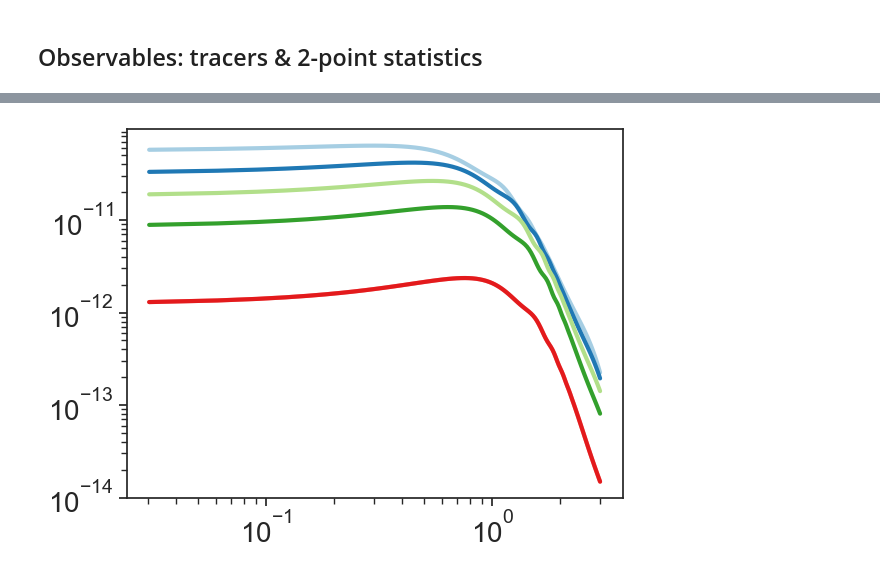
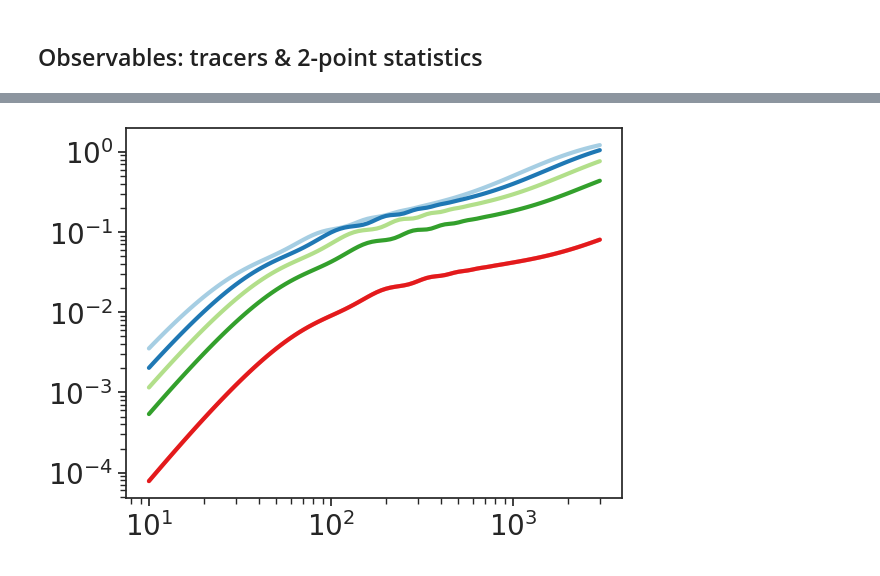
Before and after one commit to cloe-org/cloelib, a Jupyter notebook: notebooks/observables/photo_protocols.ipynb, the cells around one changed output, grey strips where cells are left out. Drawn from its saved outputs; the diff is of its cells as text; code cells hidden in the pictures.

```diff
--- a/notebooks/observables/photo_protocols.ipynb
+++ b/notebooks/observables/photo_protocols.ipynb
@@ -33,7 +48,7 @@ plt.rc('legend', fontsize=14)
 
 Shows how to use CAMB and HMCode2020emu
 # %%
-zs = np.linspace(0, 3, 100)
+zs = np.linspace(1e-4, 3, 100)
 
 background = CAMBBackground(H0=67.7,
                             Omega_cdm0=0.26067408193677466,
@@ -261,5 +278,5 @@ cells = twopoint.get_Cl(ells, nl, linear_perturbations.k)
 # %%
 for i in range(1, 7):
-    plt.loglog(tracer_pos.z[1:], cells[:, i, i])
+    plt.loglog(ells, ells*(2*ells+1)*cells[:, i, i])
 # %% [output]
-[figure, old version]
+[figure, new version]
```
Also changed, not shown: parts of 7 cells of this notebook.
